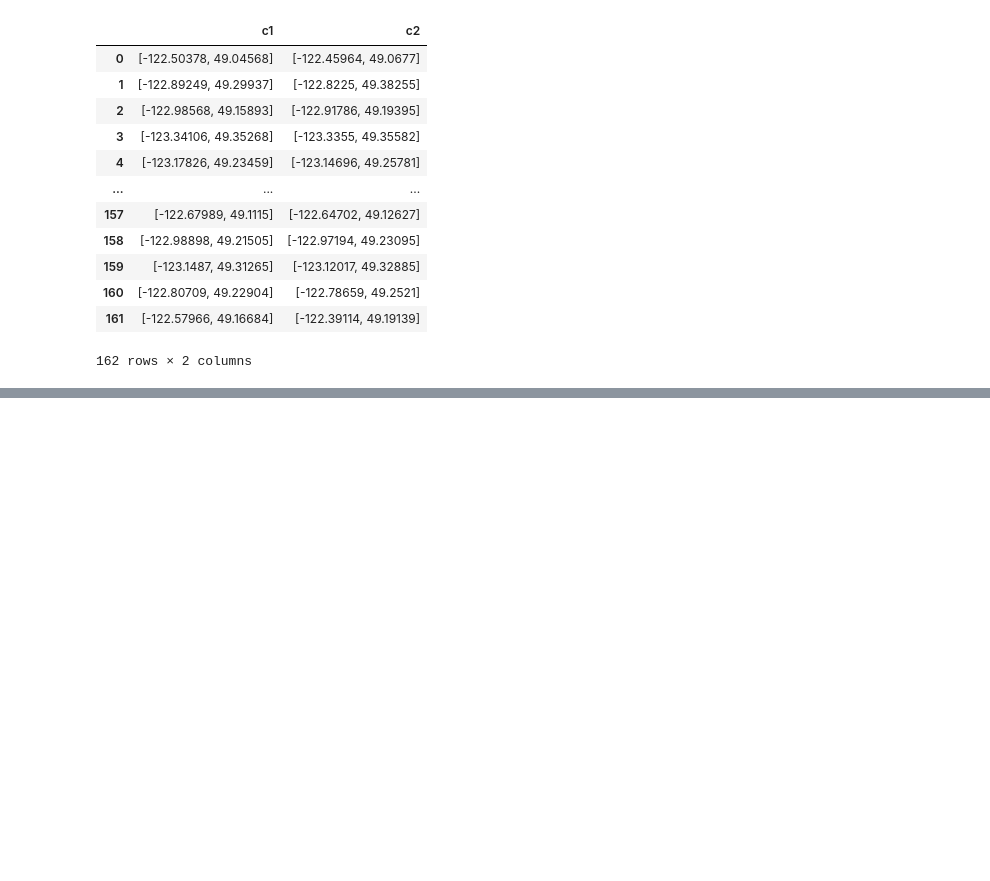
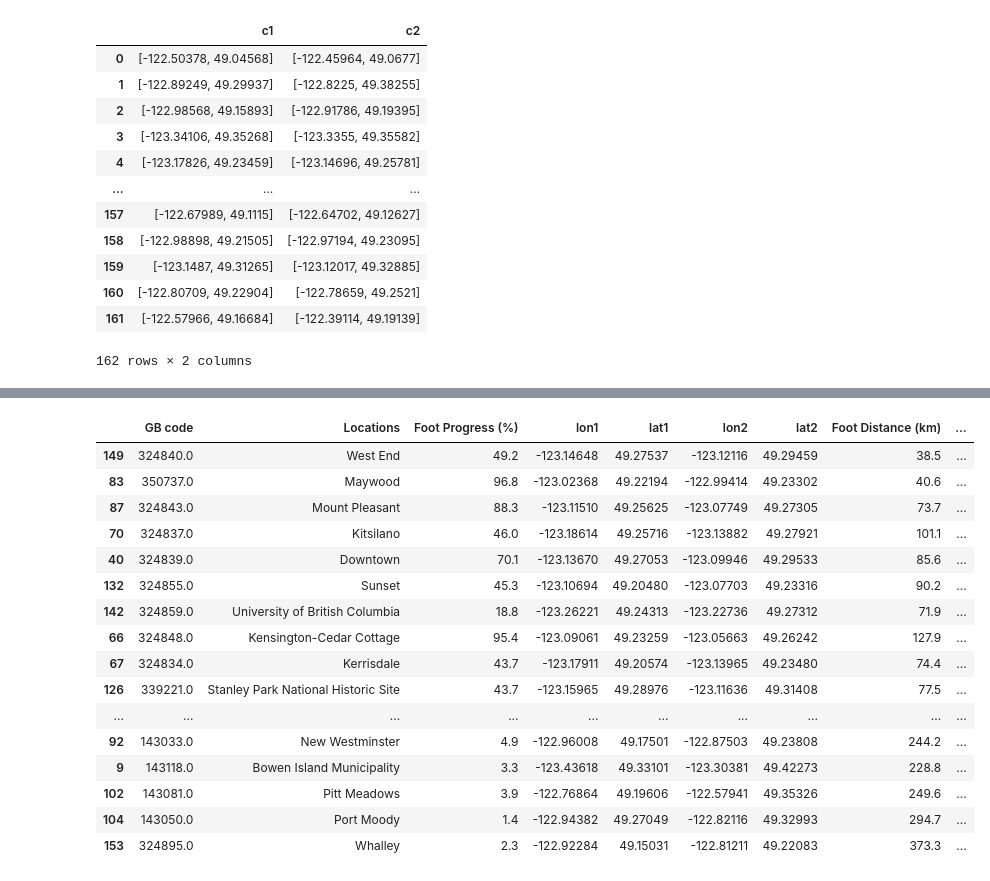
Before and after one commit to ajancewicz/wandrer_analysis, a Jupyter notebook: Wandrer scraper.ipynb, the cells around one changed output, grey strips where cells are left out. Cells and saved outputs as stored; diff of their text form; code cells hidden in the pictures; blank space fills up the shorter version.

```diff
--- a/Wandrer scraper.ipynb
+++ b/Wandrer scraper.ipynb
@@ -419,0 +540,5 @@ for r in regions:
+# %%
+#drop the time achievement rows
+df.drop(['Foot', 'Bike', 'Total'], axis=1, inplace=True)
+print(df.shape)
+df.info()
@@ -419,0 +614,3 @@ for r in regions:
+# %%
+inprogress_df = df
+inprogress_df
@@ -459,0 +658,16 @@ print(inprogres_df)
+# %%
+# Replace 'N/A' with NaN for numeric comparison
+inprogress_df['Foot Distance (km)'] = pd.to_numeric(inprogress_df['Foot Distance (km)'], errors='coerce')
+
+# Create conditions to identify 'N/A' values
+condition_na = inprogress_df['Foot Distance (km)'].isnull()
+
+# Calculate 'Distance to Level' based on conditions
+inprogress_df['Distance to Level'] = np.where(
+    condition_na,
+    (inprogress_df['Percent to Level'] / 100) * inprogress_df['Total Distance (km)'],
+    (inprogress_df['Percent to Level'] / 100) * inprogress_df['Foot Distance (km)']
+)
+
+# Show the modified DataFrame
+inprogress_df
@@ -459,0 +690,3 @@ print(inprogres_df)
+# %%
+inprogress_df['point_maximizer'] =  inprogress_df['Foot Points'] / inprogress_df['Percent to Level']
+inprogress_df
@@ -459,0 +707,34 @@ print(inprogres_df)
+# %%
+#search for initiated regions with leveling opportunities
+fastest_wins_df = inprogress_df[(inprogress_df['Foot Progress (%)'] <= 99) & (inprogress_df['Foot Progress (%)'] > 0)]
+
+# Sorting by 'Foot Distance (km)' and 'Distance to Level'
+
+fastest_wins_df = fastest_wins_df.sort_values(by='point_maximizer', ascending=False)
+
+# Rounding 'Distance to Level' and converting it to float with 3 decimal places
+fastest_wins_df['Distance to Level'] = round((fastest_wins_df['Distance to Level']).astype(float), 3)
+fastest_wins_df = fastest_wins_df[fastest_wins_df['Distance to Level'] < 100]
+
+# Displaying the top 20 rows
+fastest_wins_df = fastest_wins_df.head(20)
+fastest_wins_df = fastest_wins_df.sort_values(by='Distance to Level', ascending=True)
+fastest_wins_df
+# %% [output]
+|  | GB code | Locations | Foot Progress (%) | lon1 | lat1 | lon2 | lat2 | Foot Distance (km) | ... |
+| 149 | 324840.0 | West End | 49.2 | -123.14648 | 49.27537 | -123.12116 | 49.29459 | 38.5 | ... |
+| 83 | 350737.0 | Maywood | 96.8 | -123.02368 | 49.22194 | -122.99414 | 49.23302 | 40.6 | ... |
+| 87 | 324843.0 | Mount Pleasant | 88.3 | -123.11510 | 49.25625 | -123.07749 | 49.27305 | 73.7 | ... |
+| 70 | 324837.0 | Kitsilano | 46.0 | -123.18614 | 49.25716 | -123.13882 | 49.27921 | 101.1 | ... |
+| 40 | 324839.0 | Downtown | 70.1 | -123.13670 | 49.27053 | -123.09946 | 49.29533 | 85.6 | ... |
+| 132 | 324855.0 | Sunset | 45.3 | -123.10694 | 49.20480 | -123.07703 | 49.23316 | 90.2 | ... |
+| 142 | 324859.0 | University of British Columbia | 18.8 | -123.26221 | 49.24313 | -123.22736 | 49.27312 | 71.9 | ... |
+| 66 | 324848.0 | Kensington-Cedar Cottage | 95.4 | -123.09061 | 49.23259 | -123.05663 | 49.26242 | 127.9 | ... |
+| 67 | 324834.0 | Kerrisdale | 43.7 | -123.17911 | 49.20574 | -123.13965 | 49.23480 | 74.4 | ... |
+| 126 | 339221.0 | Stanley Park National Historic Site | 43.7 | -123.15965 | 49.28976 | -123.11636 | 49.31408 | 77.5 | ... |
+| ... | ... | ... | ... | ... | ... | ... | ... | ... | ... |
+| 92 | 143033.0 | New Westminster | 4.9 | -122.96008 | 49.17501 | -122.87503 | 49.23808 | 244.2 | ... |
+| 9 | 143118.0 | Bowen Island Municipality | 3.3 | -123.43618 | 49.33101 | -123.30381 | 49.42273 | 228.8 | ... |
+| 102 | 143081.0 | Pitt Meadows | 3.9 | -122.76864 | 49.19606 | -122.57941 | 49.35326 | 249.6 | ... |
+| 104 | 143050.0 | Port Moody | 1.4 | -122.94382 | 49.27049 | -122.82116 | 49.32993 | 294.7 | ... |
+| 153 | 324895.0 | Whalley | 2.3 | -122.92284 | 49.15031 | -122.81211 | 49.22083 | 373.3 | ... |
```
Also changed, not shown: parts of 58 cells of this notebook.
